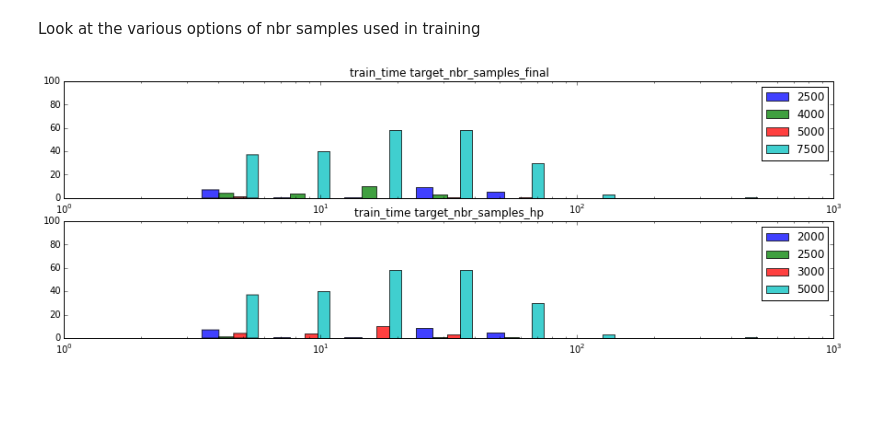
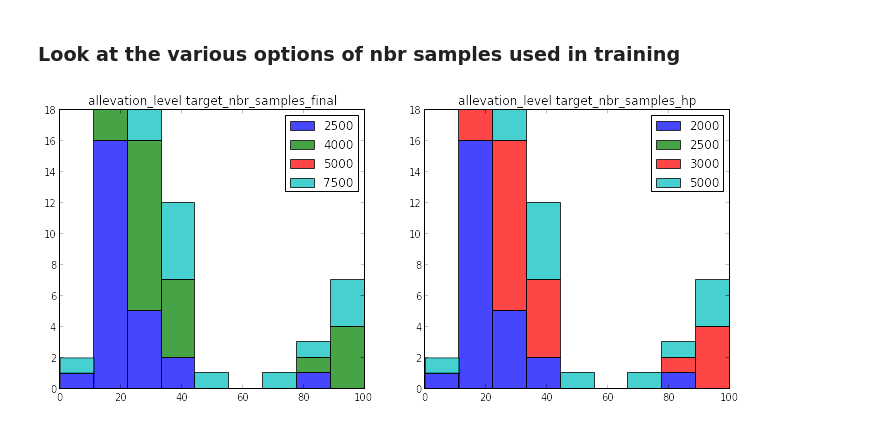
Before and after one commit to DevangS/CoralNet, a Jupyter notebook: coralnet_robotstats_plots.ipynb, the cells around one changed output. Saved outputs shown, nothing was run; the diff lists cells and outputs as text; code cells hidden in the pictures; blank space fills up the shorter version.

Commit message:
updated plotting tools

```diff
--- a/coralnet_robotstats_plots.ipynb
+++ b/coralnet_robotstats_plots.ipynb
@@ -35,22 +52,24 @@ dir(db[0])
 # %% [markdown]
-Look at the various options of nbr samples used in training
+### Look at the various options of nbr samples used in training
 # %%
 def train_size_plotter(metric):
+    yss = [1, 1]
     for (itt, field) in enumerate(['target_nbr_samples_final', 'target_nbr_samples_hp']):
-        allaccs = []
-        bins=np.logspace(.5, 3.0, 10)
+        ys = []
         target_vals = np.unique(map(lambda x: getattr(x, field), db))
         for val in target_vals:
             db_sub =[(row) for row in db if getattr(row, field) == val]
-            allaccs.append(map(lambda x:(getattr(x, metric))/3600, db_sub))
-        plt.subplot(2, 1, itt+1)
-        plt.hist(allaccs, bins = bins, alpha = .75)
+            db_valid =[(row) for row in db_sub if isinstance(getattr(row, metric),(int, np.float32, np.float64))]
+            ys.append(map(lambda x:(getattr(x, metric)), db_valid))
+        plt.subplot(1, 2, itt+1)
+        plt.hist(ys, bins = np.linspace(0, 100, 10), rwidth = 3, histtype = 'barstacked', alpha = .85)
         plt.title(metric + " " + field)
         plt.legend(target_vals)
-        plt.ylim([0, 100])
-        plt.xscale('log')
+        yss[itt] = ys
+    return yss
 
-train_size_plotter("train_time")
-pylab.rcParams['figure.figsize'] = (5.0, 5.0)
+pylab.rcParams['figure.figsize'] = (12.0, 5.0)
+train_size_plotter("allevation_level")
+plt.show()
 # %% [output]
-[figure, old version]
+[figure, new version]
```
Also changed, not shown: parts of 15 cells of this notebook.
